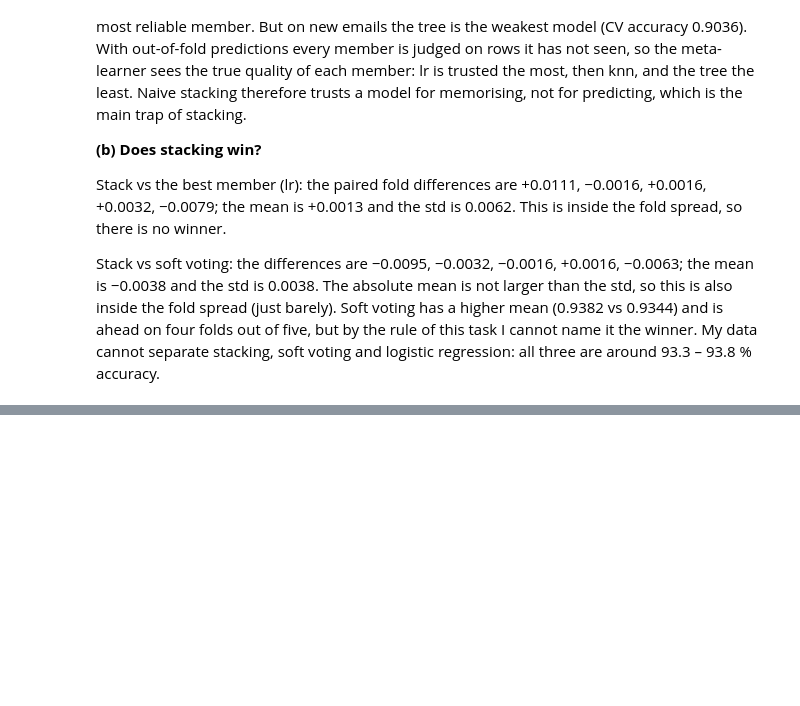
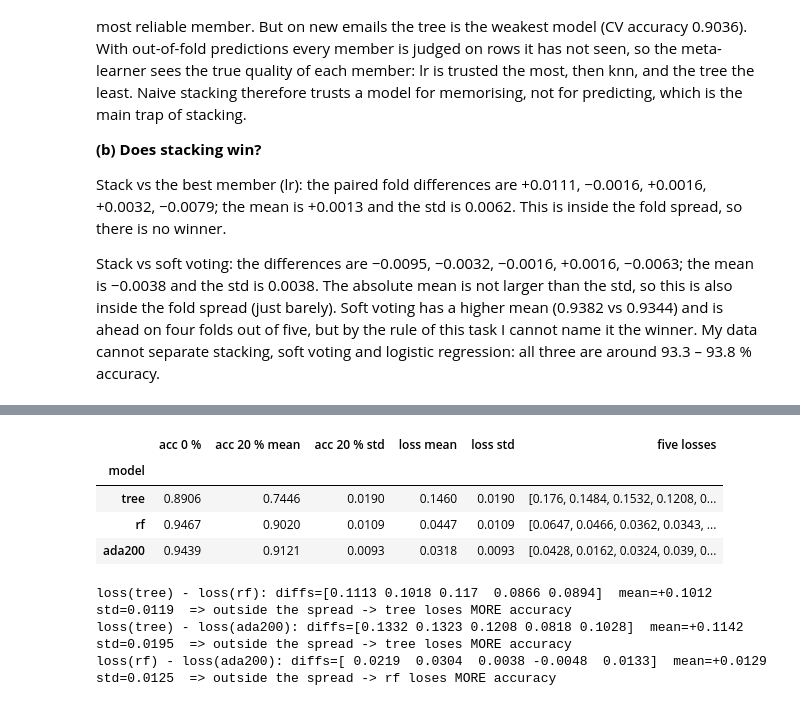
Before and after one commit to ShakenbaevD/SHAKENBAYEV_ML_task_4, a Jupyter notebook: shakenbayev_task4.ipynb, the cells around one changed output, grey strips where cells are left out. Drawn from its saved outputs; the diff is of its cells as text; code cells hidden in the pictures; blank space fills up the shorter version.

```diff
--- a/shakenbayev_task4.ipynb
+++ b/shakenbayev_task4.ipynb
@@ -453,0 +585,50 @@ Stack vs soft voting: the differences are −0.0095, −0.0032, −0.0016, +0.00
+# %%
+def flip_labels(y, rate, seed):
+    rng = np.random.default_rng(seed)
+    idx = rng.choice(len(y), size=round(rate * len(y)), replace=False)
+    y_noisy = y.copy()
+    y_noisy[idx] = 1 - y_noisy[idx]
+    return y_noisy, idx
+
+
+ada200 = AdaBoostClassifier(n_estimators=200, random_state=SEED)
+noise_models = {"tree": tree, "rf": rf, "ada200": ada200}
+
+clean_acc = {k: clone(m).fit(X_train, y_train).score(X_test, y_test) for k, m in noise_models.items()}
+noisy_acc = {k: [] for k in noise_models}
+fitted_ada200, noisy_labels, flipped_idx = [], [], []
+for r in range(5):
+    y_noisy, idx = flip_labels(y_train, 0.20, SEED + r)
+    noisy_labels.append(y_noisy); flipped_idx.append(idx)
+    for k, m in noise_models.items():
+        fm = clone(m).fit(X_train, y_noisy)
+        noisy_acc[k].append(fm.score(X_test, y_test))          # scored on CLEAN test labels
+        if k == "ada200":
+            fitted_ada200.append(fm)
+
+loss = {k: clean_acc[k] - np.array(noisy_acc[k]) for k in noise_models}
+rows = []
+for k in noise_models:
+    na, lo = np.array(noisy_acc[k]), loss[k]
+    rows.append({"model": k, "acc 0 %": round(clean_acc[k], 4),
+                 "acc 20 % mean": round(na.mean(), 4), "acc 20 % std": round(na.std(), 4),
+                 "loss mean": round(lo.mean(), 4), "loss std": round(lo.std(), 4),
+                 "five losses": np.round(lo, 4).tolist()})
+pd.set_option("display.width", 200)
+display(pd.DataFrame(rows).set_index("model"))
+for a_, b_ in [("tree", "rf"), ("tree", "ada200"), ("rf", "ada200")]:
+    d_, m_, s_, inside_ = paired_diff(loss[a_], loss[b_])      # loss_a - loss_b, paired by draw
+    if inside_:
+        verdict = "INSIDE the spread -> no winner"
+    else:
+        verdict = f"outside the spread -> {a_ if m_ > 0 else b_} loses MORE accuracy"
+    print(f"loss({a_}) - loss({b_}): diffs={np.round(d_, 4)}  mean={m_:+.4f}  std={s_:.4f}  => {verdict}")
+# %% [output]
+|  | acc 0 % | acc 20 % mean | acc 20 % std | loss mean | loss std | five losses |
+| model |  |  |  |  |  |  |
+| tree | 0.8906 | 0.7446 | 0.0190 | 0.1460 | 0.0190 | [0.176, 0.1484, 0.1532, 0.1208, 0... |
+| rf | 0.9467 | 0.9020 | 0.0109 | 0.0447 | 0.0109 | [0.0647, 0.0466, 0.0362, 0.0343, ... |
+| ada200 | 0.9439 | 0.9121 | 0.0093 | 0.0318 | 0.0093 | [0.0428, 0.0162, 0.0324, 0.039, 0... |
+loss(tree) - loss(rf): diffs=[0.1113 0.1018 0.117  0.0866 0.0894]  mean=+0.1012  std=0.0119  => outside the spread -> tree loses MORE accuracy
+loss(tree) - loss(ada200): diffs=[0.1332 0.1323 0.1208 0.0818 0.1028]  mean=+0.1142  std=0.0195  => outside the spread -> tree loses MORE accuracy
+loss(rf) - loss(ada200): diffs=[ 0.0219  0.0304  0.0038 -0.0048  0.0133]  mean=+0.0129  std=0.0125  => outside the spread -> rf loses MORE accuracy
```
Also changed, not shown: parts of 9 cells of this notebook.
